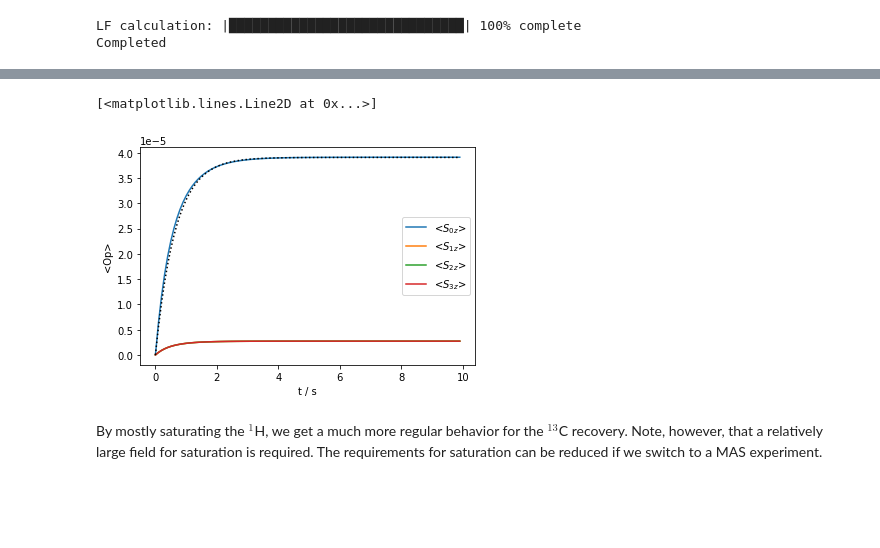
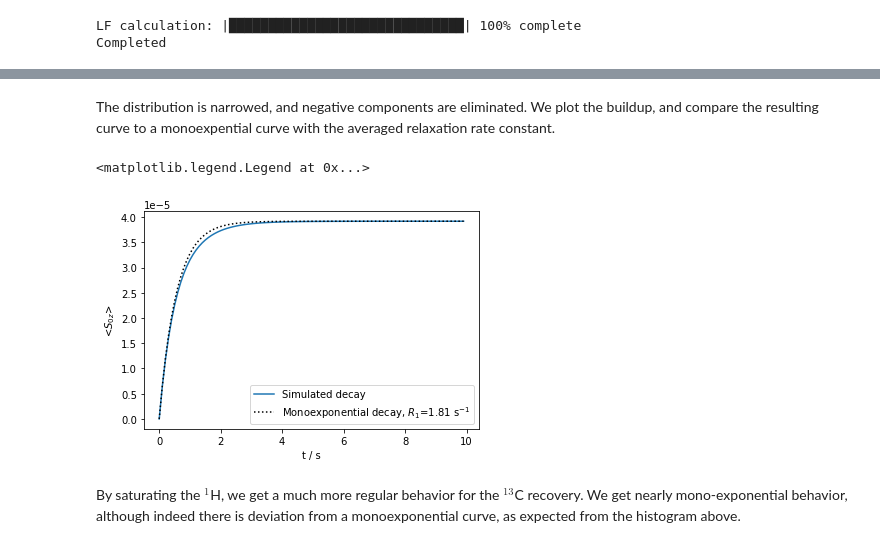
Before and after one commit to alsinmr/SLEEPY_tutorial, a Jupyter notebook: Chapters/Chapter3/Ch3_T1_NOE.ipynb, the cells around one changed output, grey strips where cells are left out. Saved outputs shown, nothing was run; the diff lists cells and outputs as text; code cells hidden in the pictures; blank space fills up the shorter version.

```diff
--- a/Chapters/Chapter3/Ch3_T1_NOE.ipynb
+++ b/Chapters/Chapter3/Ch3_T1_NOE.ipynb
@@ -37 +37,7 @@ _=rho.DetProp(U,n=10000)
+# %%
+seq=L.Sequence(Dt=1e-2)
+U=seq.U()
+rho=sl.Rho('1Hz','15Nz')
+
+_=rho.DetProp(U,n=10000)
 # %%
@@ -132,0 +141,10 @@ U._eig[0][0][12]
+# %%
+L.clear_relax()
+L.add_relax('SpinDiffusion',i=1,k=500)
+L.add_relax('DynamicThermal')
+
+seq=L.Sequence()
+U=seq.U()**100
+rho=sl.Rho('1Hz','15Nz')
+
+_=rho.DetProp(U,n=2000)
@@ -142,7 +191,7 @@ Methyl hopping represents a special case for simulations, where when a methyl ho
 ### Build the system
 We introduce a 4-spin C-H-H-H system, with dipole couplings between all spins, and CSA on the $^{13}$C.
 # %%
-ex=sl.ExpSys(700,Nucs=['13C','1H','1H','1H'],LF=True,vr=0,pwdavg=2)
+ex=sl.ExpSys(700,Nucs=['13C','1H','1H','1H'],LF=True,vr=0,pwdavg=5)
 tetra=np.arccos(-1/3)
 dHC=0.109
 dHH=2*dHC*np.sin(np.pi-tetra)*np.sin(np.pi/3)
@@ -196,3 +266,22 @@ _=rho.DetProp(U,n=100)
 # %% [output]
 LF calculation: |██████████████████████████████| 100% complete
 Completed
+# %%
+rho.reset()
+R1,A=rho.extract_decay_rates(U,mode='wt_rates')
+
+bins=np.linspace(R1.min()-1e-10,R1.max()+.01,40)
+i=np.digitize(R1,bins)
+h=np.zeros(len(bins))
+for k in range(i.max()+1):
+    h[k]=A[k==i].sum()
+
+R1_avg=(A*R1).sum()/A.sum()
+
+ax=plt.subplots()[1]
+_=ax.bar(bins,-h,width=bins[2]-bins[1])
+
+ax.text(3,6e-6,fr'$\langle R_1\rangle$: {R1_avg:.2f} s$^{{-1}}$')
+
+ax.set_xlabel(r'$R_1$ / s$^{-1}$')
+_=ax.set_ylabel('Signal')
@@ -199,8 +290,11 @@ Completed
+# %% [markdown]
+The distribution is narrowed, and negative components are eliminated. We plot the buildup, and compare the resulting curve to a monoexpential curve with the averaged relaxation rate constant.
 # %%
-ax=rho.plot(axis='s')
-ax.plot(rho.t_axis,3.91e-5*(1-np.exp(-rho.t_axis/.65)),color='black',linestyle=':')
+ax=rho.plot(axis='s',det_num=0)
+ax.plot(rho.t_axis,rho.I[0][-1].real*(1-np.exp(-rho.t_axis*R1_avg)),color='black',linestyle=':')
+ax.legend((r'Simulated decay',fr'Monoexponential decay, $R_1$={R1_avg:.2f} s$^{{-1}}$'))
 # %% [output]
-[<matplotlib.lines.Line2D at 0x...>]
+<matplotlib.legend.Legend at 0x...>
-[figure, old version]
+[figure, new version]
 # %% [markdown]
-By mostly saturating the $^1$H, we get a much more regular behavior for the $^{13}$C recovery. Note, however, that a relatively large field for saturation is required. The requirements for saturation can be reduced if we switch to a MAS experiment.
+By saturating the $^1$H, we get a much more regular behavior for the $^{13}$C recovery. We get nearly mono-exponential behavior, although indeed there is deviation from a monoexponential curve, as expected from the histogram above.
```
Also changed, not shown: parts of 42 cells of this notebook, 3 other files.
